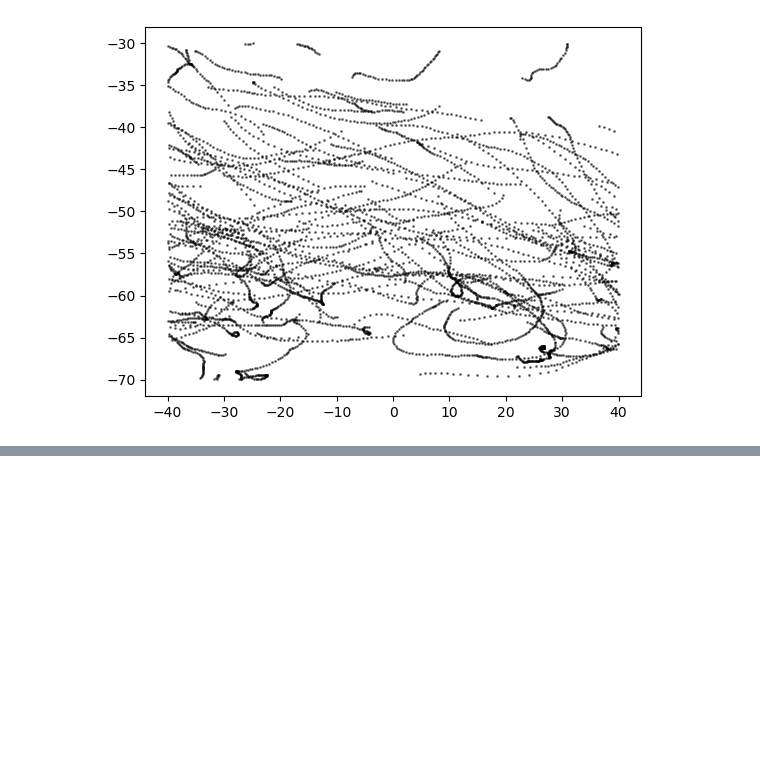
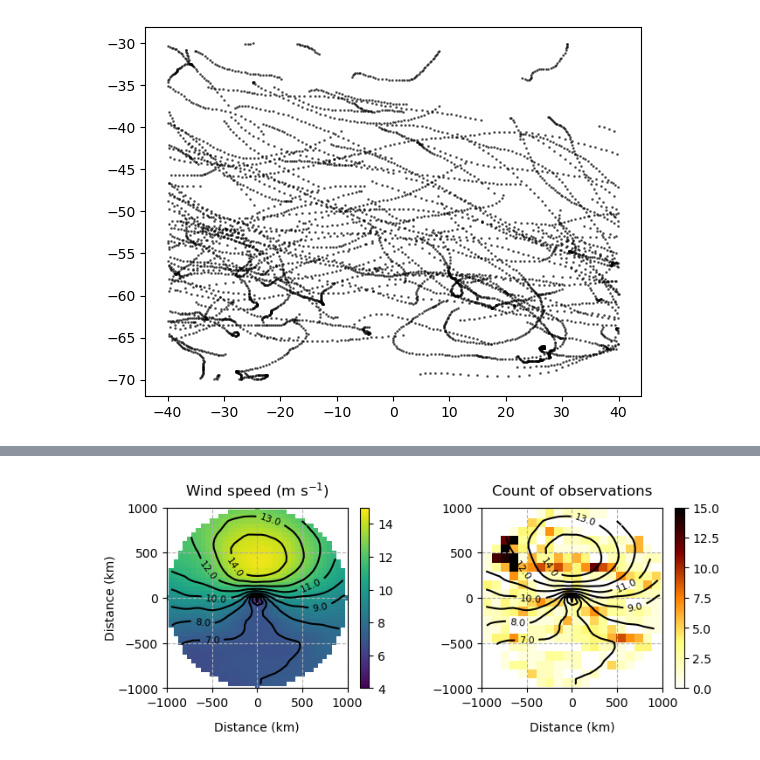
Before and after one commit to marcelduplessis/duplessis-storms-warming, a Jupyter notebook: code/analysis/figure-2-v3.ipynb, the cells around one changed output, grey strips where cells are left out. Cells and saved outputs as stored; diff of their text form; code cells hidden in the pictures; blank space fills up the shorter version.

```diff
--- a/code/analysis/figure-2-v3.ipynb
+++ b/code/analysis/figure-2-v3.ipynb
@@ -262,0 +389,38 @@ Data variables:
+# %%
+fig, ax = plt.subplots(1,2,figsize=(7.5,3))
+
+img=ax[0].pcolormesh(storms_soscex.x, storms_soscex.y, storms_soscex.wnd.mean(dim='time')*radial_idx, vmin=4, vmax=15, cmap='viridis')
+
+cb = plt.colorbar(img)
+ax[0].set_title('Wind speed (m s$^{-1}$)', pad=10)
+
+# ax.set_title('Mean wind speed for all storms during SOSCEx-Storm')
+
+h,xedges,yedges,img=ax[1].hist2d(x_distance_to_glider, y_distance_to_glider, bins=(20,20), cmap='afmhot_r', vmin=0, vmax=15)
+
+cb=plt.colorbar(img)
+ax[1].set_title('Count of observations', pad=10)
+
+for a in ax:
+
+    a.set_xlim(-1000, 1000)
+    a.set_ylim(-1000, 1000)
+
+    a.xaxis.set_ticks(np.arange(-1000, 1500, 500))
+    a.yaxis.set_ticks(np.arange(-1000, 1500, 500))
+
+    a.set_xlabel('Distance (km)', labelpad=10)
+
+    contours=a.contour(storms_soscex.x, storms_soscex.y, storms_soscex.wnd.mean(dim='time')*radial_idx, levels=np.arange(0,20,1), colors='k', linestyles='-', lw=1)
+    a.clabel(contours, inline=True, fontsize=8, fmt='%1.1f')
+
+    a.set_aspect('equal')
+    a.grid(ls='--')
+
+ax[0].set_ylabel('Distance (km)', labelpad=0)
+
+fig.tight_layout()
+
+plt.savefig('/home/mduplessis/projects/duplessis-storms-warming/figs/mean_wind_inside_soscex_storms.png', dpi=400)
+# %% [output]
+[figure, added]
```
Also changed, not shown: parts of 13 cells of this notebook.
